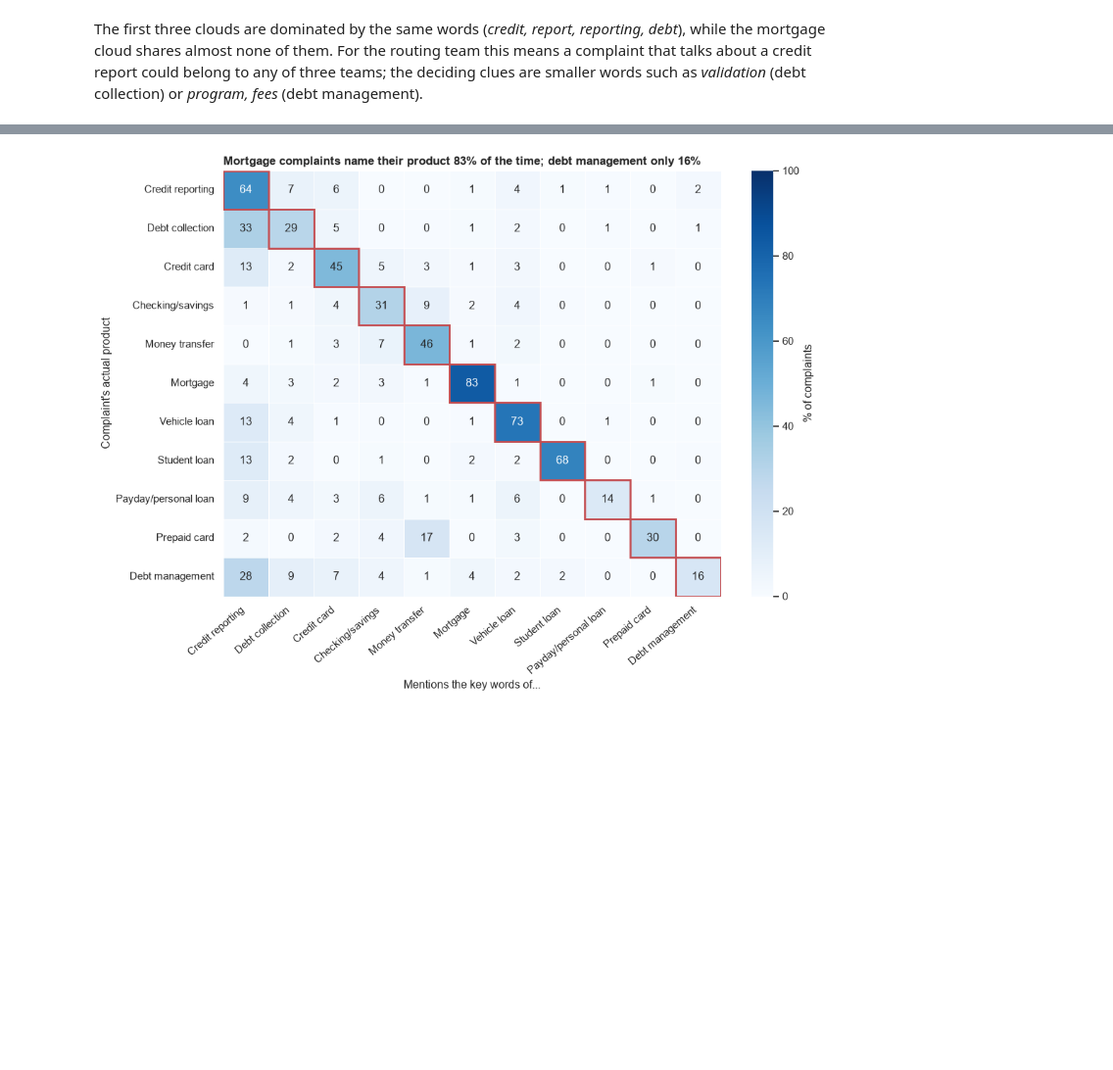
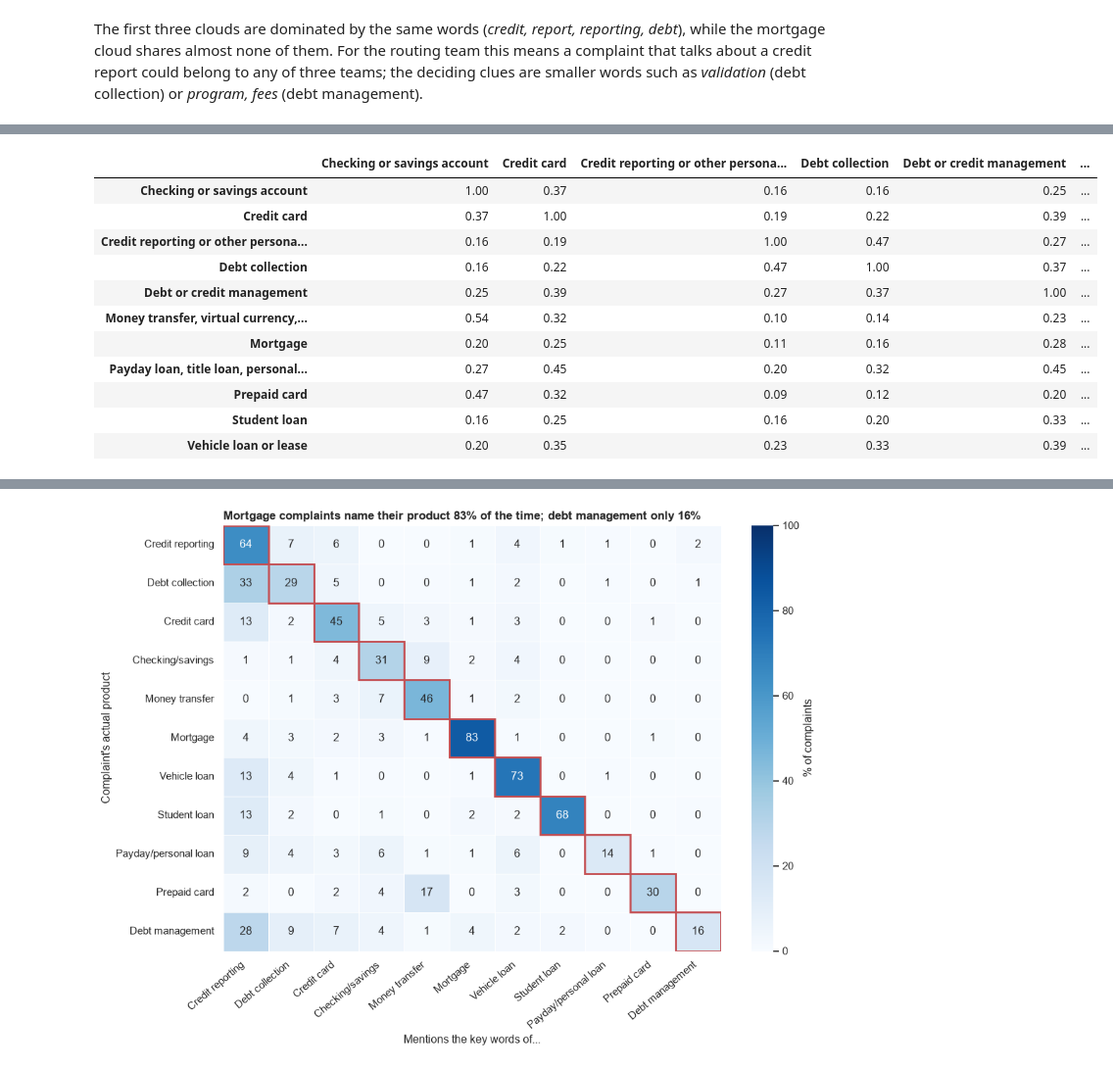
Before and after one commit to rebeccaquaye/consumer-financial-complaints, a Jupyter notebook: index.ipynb, the cells around one changed output, grey strips where cells are left out. Shown at 98% size. Cells and saved outputs as stored; diff of their text form; code cells hidden in the pictures; blank space fills up the shorter version.

```diff
--- a/index.ipynb
+++ b/index.ipynb
@@ -555,0 +574,54 @@ The first three clouds are dominated by the same words (*credit, report, reporti
+# %%
+# Get the 50 most common meaningful words for each financial product
+top_words_by_product = {}
+
+for product, group in text_df.groupby("Product"):
+
+    # Combine the cleaned narratives and remove stopwords
+    words = " ".join(group["clean"]).split()
+    words = [word for word in words if word not in STOPWORDS]
+
+    # Select the 50 most frequent words for each product
+    word_counts = Counter(words)
+    top_words_by_product[product] = set(
+        word for word, count in word_counts.most_common(50)
+    )
+
+# Calculate Jaccard similarity between each pair of products
+products = list(top_words_by_product.keys())
+
+jaccard_matrix = pd.DataFrame(
+    index=products,
+    columns=products,
+    dtype=float
+)
+
+for product_a in products:
+    for product_b in products:
+        words_a = top_words_by_product[product_a]
+        words_b = top_words_by_product[product_b]
+
+        # Count shared words and total unique words
+        shared_words = len(words_a.intersection(words_b))
+        total_unique_words = len(words_a.union(words_b))
+
+        # Calculate Jaccard similarity
+        jaccard_matrix.loc[product_a, product_b] = (
+            shared_words / total_unique_words if total_unique_words else 0
+        )
+
+# Display the similarity scores
+display(jaccard_matrix.round(2))
+# %% [output]
+|  | Checking or savings account | Credit card | Credit reporting or other persona... | Debt collection | Debt or credit management | ... |
+| Checking or savings account | 1.00 | 0.37 | 0.16 | 0.16 | 0.25 | ... |
+| Credit card | 0.37 | 1.00 | 0.19 | 0.22 | 0.39 | ... |
+| Credit reporting or other persona... | 0.16 | 0.19 | 1.00 | 0.47 | 0.27 | ... |
+| Debt collection | 0.16 | 0.22 | 0.47 | 1.00 | 0.37 | ... |
+| Debt or credit management | 0.25 | 0.39 | 0.27 | 0.37 | 1.00 | ... |
+| Money transfer, virtual currency,... | 0.54 | 0.32 | 0.10 | 0.14 | 0.23 | ... |
+| Mortgage | 0.20 | 0.25 | 0.11 | 0.16 | 0.28 | ... |
+| Payday loan, title loan, personal... | 0.27 | 0.45 | 0.20 | 0.32 | 0.45 | ... |
+| Prepaid card | 0.47 | 0.32 | 0.09 | 0.12 | 0.20 | ... |
+| Student loan | 0.16 | 0.25 | 0.16 | 0.20 | 0.33 | ... |
+| Vehicle loan or lease | 0.20 | 0.35 | 0.23 | 0.33 | 0.39 | ... |
```
Also changed, not shown: parts of 17 cells of this notebook.
